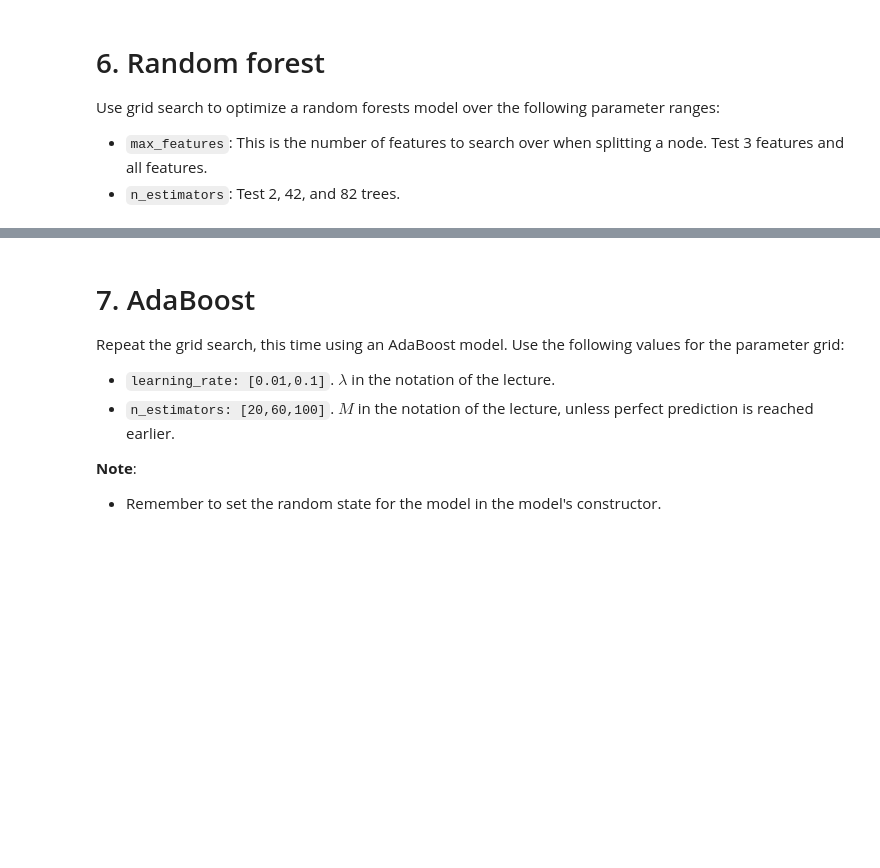
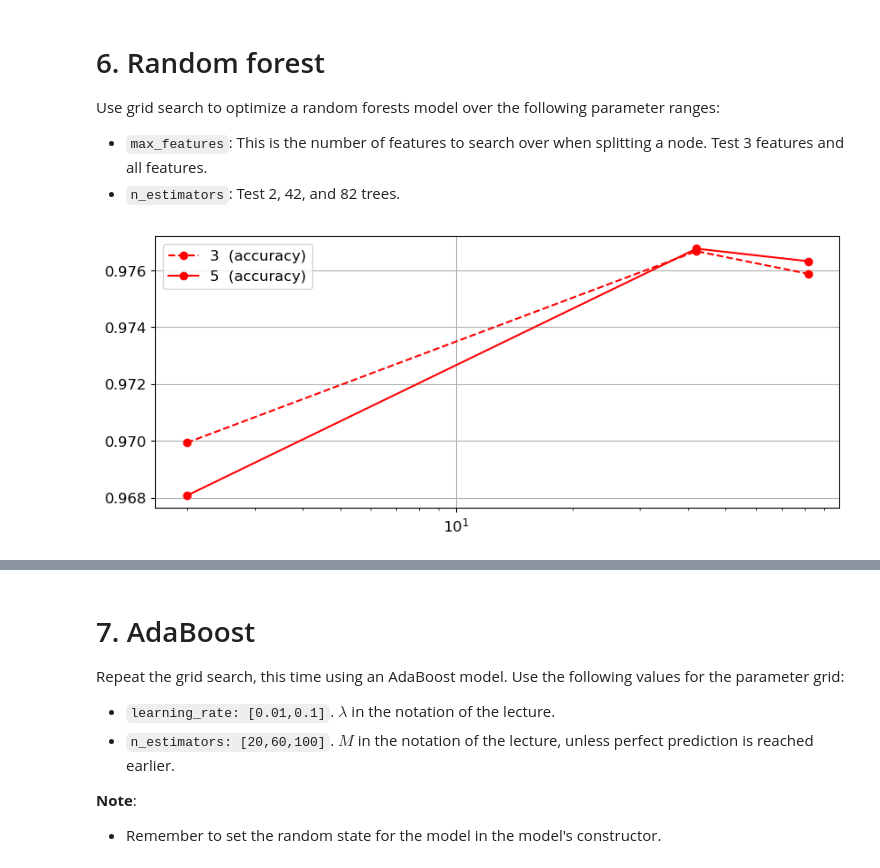
Before and after one commit to rajeev-t/stats-n-ds-4engineers, a Jupyter notebook: lab06/lab6.ipynb, the cells around one changed output, grey strips where cells are left out. Cells and saved outputs as stored; diff of their text form; code cells hidden in the pictures; blank space fills up the shorter version.

```diff
--- a/lab06/lab6.ipynb
+++ b/lab06/lab6.ipynb
@@ -276,10 +324,15 @@ Use grid search to optimize a random forests model over the following parameter
 # %%
 from sklearn.ensemble import RandomForestClassifier
 
-param_grid_rf = ...
+param_grid_rf = {
+    'model__max_features' : [3, Xtrain.shape[1]],
+    'model__n_estimators' : [2, 42, 82]
+}
 
 model = RandomForestClassifier(random_state=rng_seed)
 
-result_rf = hypersolve(...)
+result_rf = hypersolve(model, param_grid_rf)
+# %% [output]
+[figure, added]
 # %%
 grader.check("q6")
```
Also changed, not shown: parts of 16 cells of this notebook, 2 other files.
